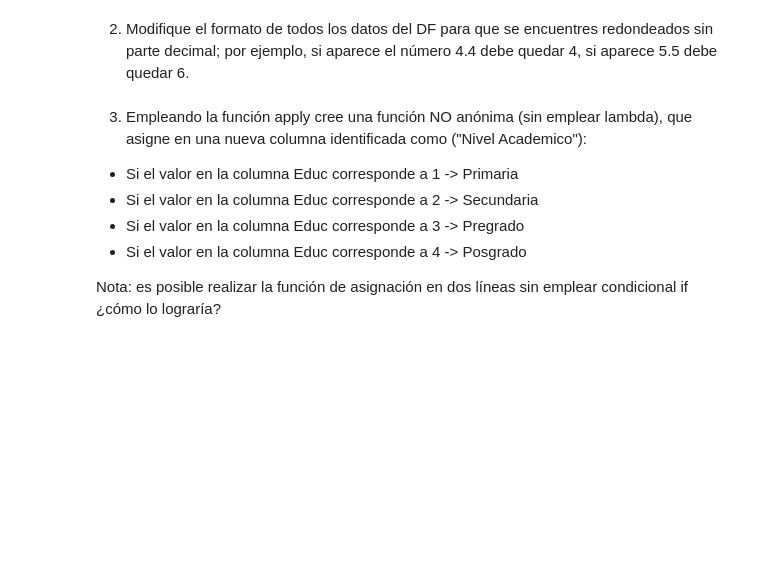
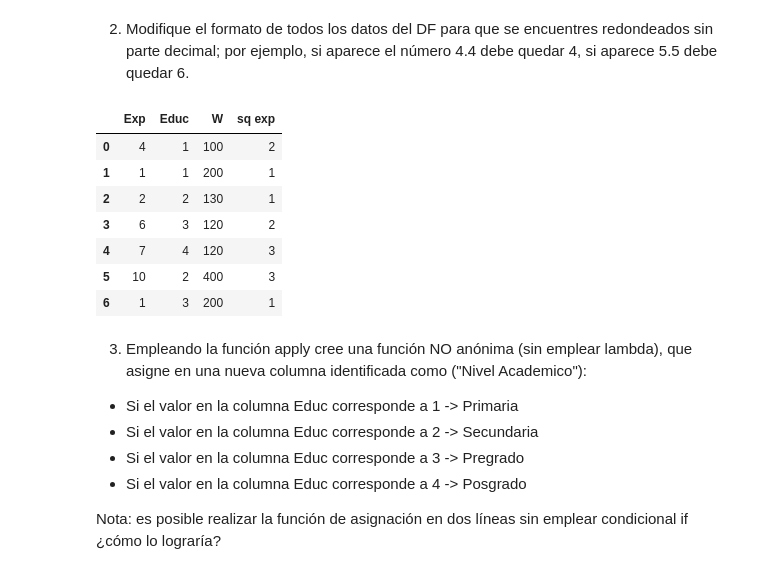
Before and after one commit to JuanAcevedoEcon/Data-Analysis-and-Intro-to-ML, a Jupyter notebook: Session 4/Sesión 4 (Limpieza y preparación de datos - Pandas 2).ipynb, the cells around one changed output. Saved outputs shown, nothing was run; the diff lists cells and outputs as text; code cells hidden in the pictures; blank space fills up the shorter version.

```diff
--- a/Session 4/Sesión 4 (Limpieza y preparación de datos - Pandas 2).ipynb
+++ b/Session 4/Sesión 4 (Limpieza y preparación de datos - Pandas 2).ipynb
@@ -29,5 +116,17 @@ data
 # %% [markdown]
 2. Modifique el formato de todos los datos del DF para que se encuentres redondeados sin parte decimal; por ejemplo, si aparece el número 4.4 debe quedar 4, si aparece 5.5 debe quedar 6.
+# %%
+format = lambda x: round(x)
+data.applymap(format)
+# %% [output]
+|  | Exp | Educ | W | sq exp |
+| 0 | 4 | 1 | 100 | 2 |
+| 1 | 1 | 1 | 200 | 1 |
+| 2 | 2 | 2 | 130 | 1 |
+| 3 | 6 | 3 | 120 | 2 |
+| 4 | 7 | 4 | 120 | 3 |
+| 5 | 10 | 2 | 400 | 3 |
+| 6 | 1 | 3 | 200 | 1 |
 # %% [markdown]
 3. Empleando la función apply cree una función NO anónima (sin emplear lambda), que asigne en una nueva columna identificada como ("Nivel Academico"):
 - Si el valor en la columna Educ corresponde a 1 -> Primaria
```
Also changed, not shown: parts of 30 cells of this notebook, 5 other files.
